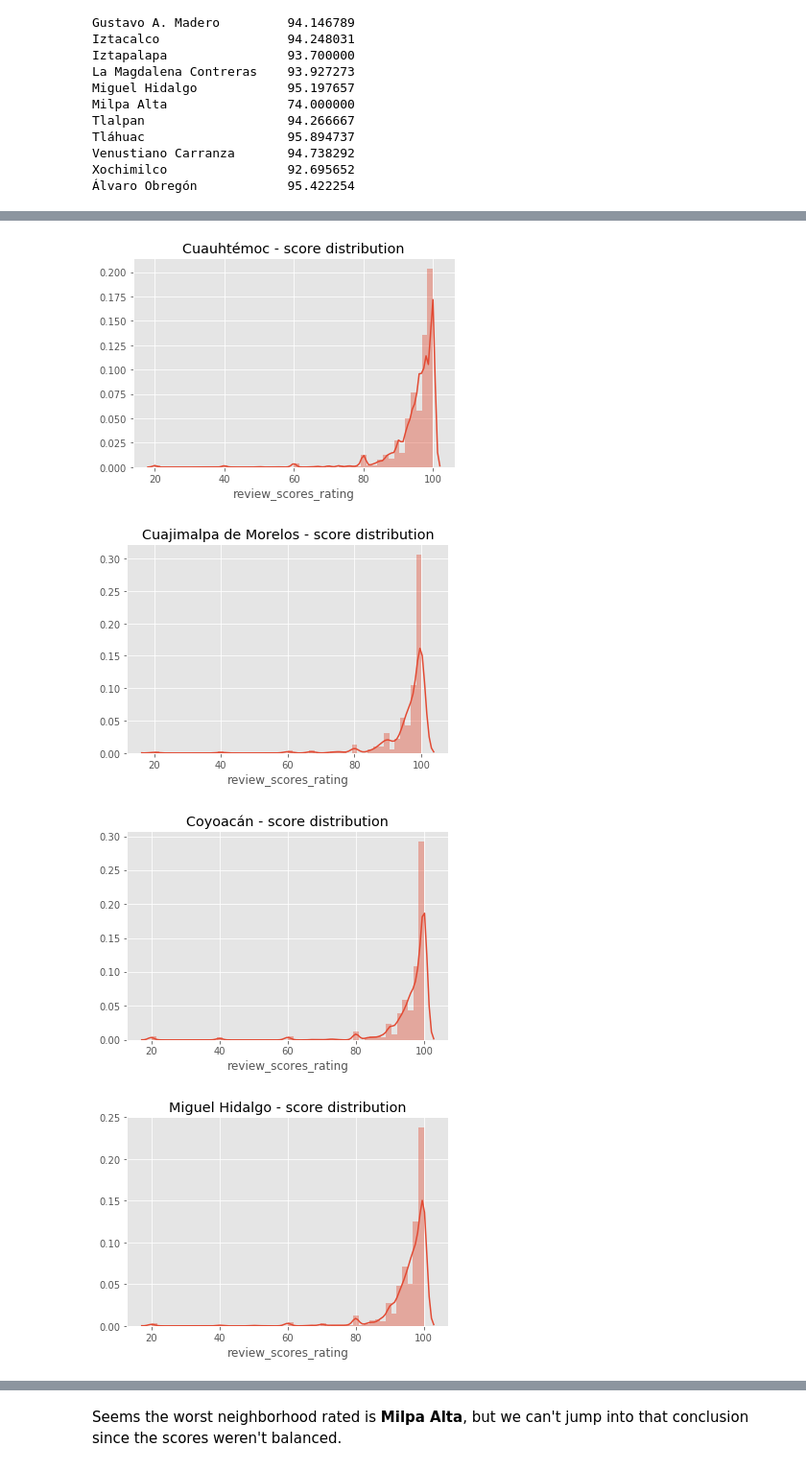
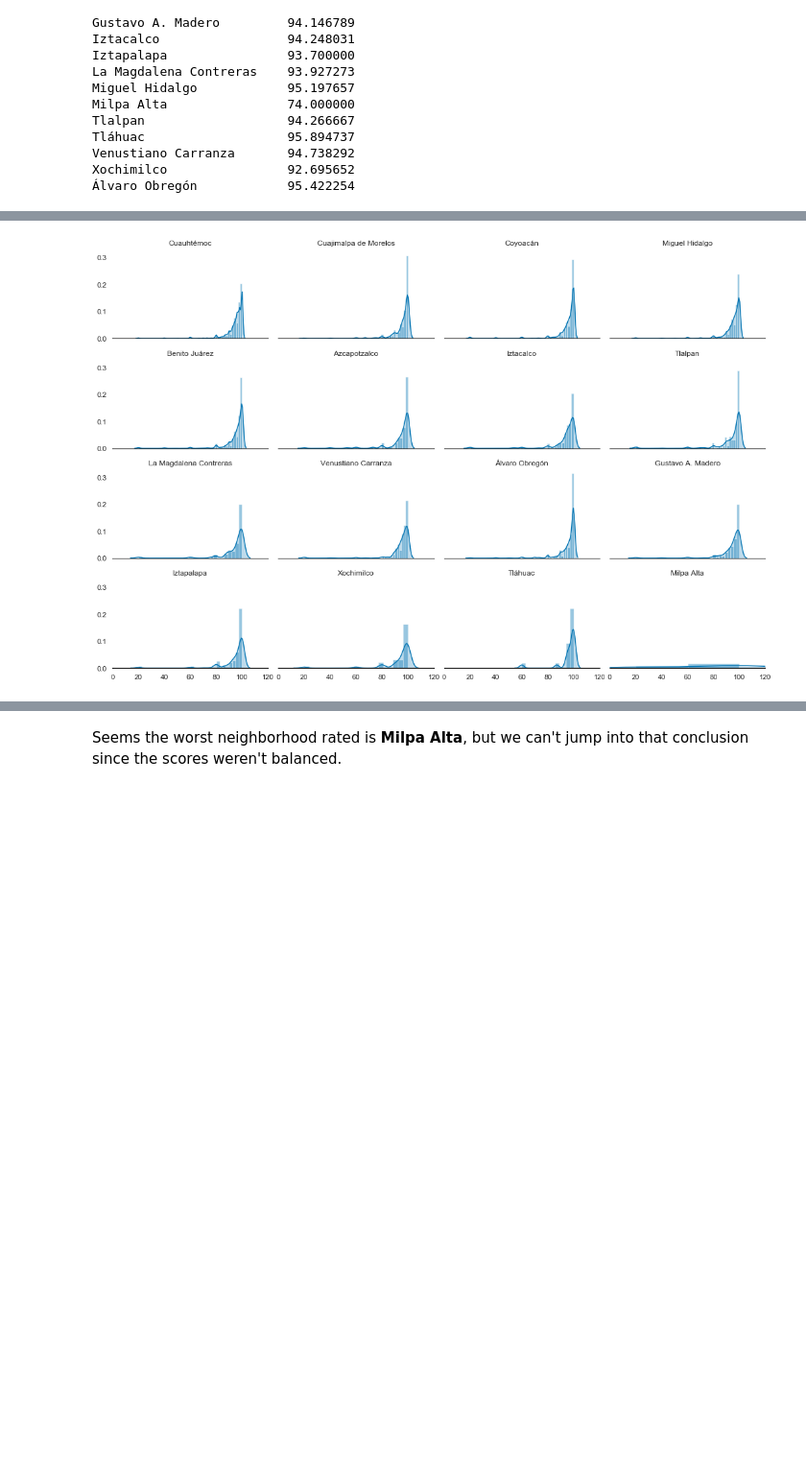
Before and after one commit to prope-2020-gh-classroom/practica-final-por-equipos-verano-2020-itam-EddOselotl, a Jupyter notebook: Neighborhoods_score.ipynb, the cells around one changed output, grey strips where cells are left out. Shown at 96% size. Drawn from its saved outputs; the diff is of its cells as text; code cells hidden in the pictures; blank space fills up the shorter version.

Commit message:
Plot all distributions in a 4x4 plot

```diff
--- a/Neighborhoods_score.ipynb
+++ b/Neighborhoods_score.ipynb
@@ -6,7 +8,7 @@ import pandas as pd
 import seaborn as sns
 import matplotlib.pyplot as plt
 # %%
-airbnb_df = pd.read_csv(r"C:\Users\uidq5149\Downloads\practica-final-por-equipos-verano-2020-itam-EddOselotl-master/airbnb_clean.csv")
+airbnb_df = pd.read_csv(r"https://raw.githubusercontent.com/prope-2020-gh-classroom/practica-final-por-equipos-verano-2020-itam-EddOselotl/master/airbnb_clean.csv")
 # %%
 # we might want to know what the names of the columns are
 airbnb_df.columns
@@ -68,14 +105,18 @@ plt.show()
 # %%
 # Plot for the rest of the beighborhoods
-for neighborhood in airbnb_df.neighbourhood_cleansed.unique():
+sns.set(style="white", palette="colorblind", color_codes=False)
+
+fig, axs = plt.subplots(4, 4, sharex=True, sharey=True,figsize=(15, 10))
+
+for axs,neighborhood in zip(axs.ravel(),airbnb_df.neighbourhood_cleansed.unique()):
     # Get the new df frame, only neighborhood with review scores
     df = airbnb_df[airbnb_df.neighbourhood_cleansed == neighborhood]["review_scores_rating"]
     nan = df[~np.isnan(df)] # Remove de NaNs
-    sns.distplot(nan)
-    plt.title("{} - score distribution".format(neighborhood))
-    plt.show()
+    sns.distplot(nan, ax=axs, kde_kws={"shade": True})
+    axs.set_title(neighborhood)
+    axs.set(xlabel="",xlim=(0,120))
+
+plt.tight_layout()
+sns.despine(left=True)
 # %% [output]
-[figure, old version]
+[figure, new version]
-[figure, removed]
-[figure, removed]
-[figure, removed]
```
Also changed, not shown: parts of 15 cells of this notebook.
